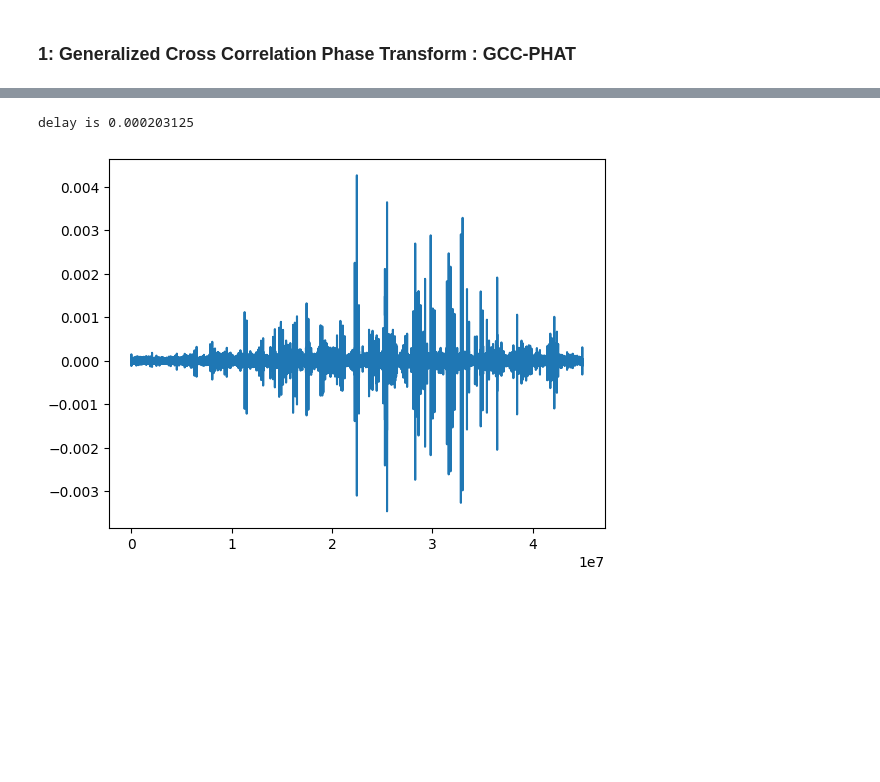
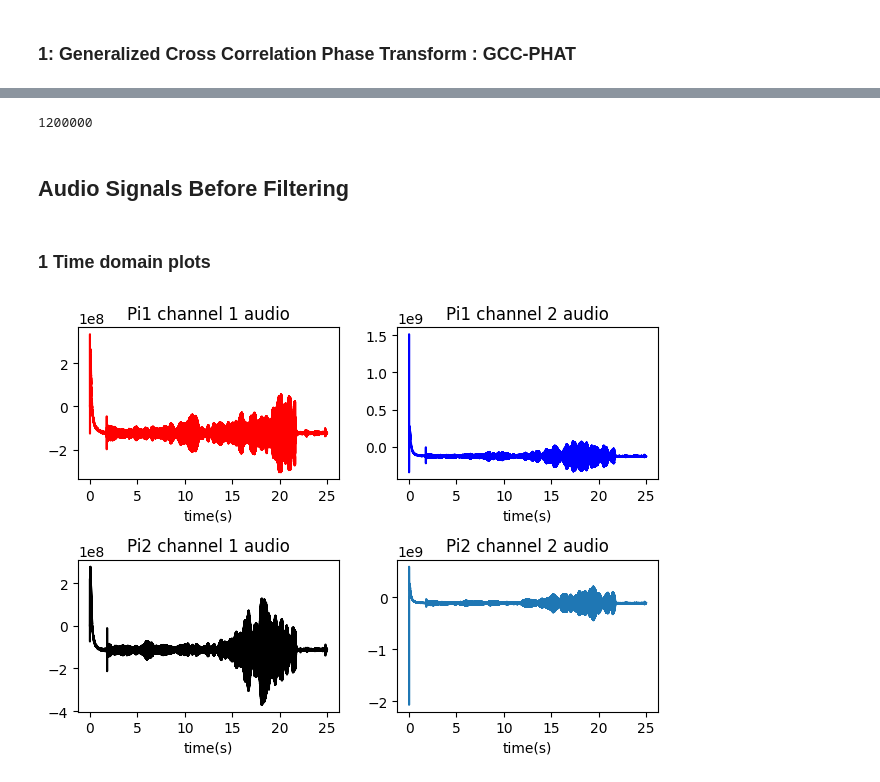
Before and after one commit to Kananelo688/Acoustic-Localization-using-TDoA, a Jupyter notebook: notebooks/Audio_Signal_Simulations.ipynb, the cells around one changed output, grey strips where cells are left out. Cells and saved outputs as stored; diff of their text form; code cells hidden in the pictures; blank space fills up the shorter version.

```diff
--- a/notebooks/Audio_Signal_Simulations.ipynb
+++ b/notebooks/Audio_Signal_Simulations.ipynb
@@ -186,8 +201,19 @@ plt.legend()
-# %%
-delay,cc=gcc_phat(channel1,channel2,rate)
-
-plt.plot(cc)
-print(f'delay is {delay}')
-# %% [output]
-delay is 0.000203125
-[figure, removed]
+# %%
+pi1,rate=read_wav('/home/chabeli/pi1.wav')
+pi2,_=read_wav('/home/chabeli/pi2.wav')
+# %%
+pi1_ch1,pi1_ch2=pi1[:,0],pi1[:,1]
+pi2_ch1,pi2_ch2=pi2[:,0],pi2[:,1]
+len(pi1_ch1)
+# %% [output]
+1200000
+# %% [markdown]
+## Audio Signals Before Filtering
+# %% [markdown]
+### 1 Time domain plots
+# %%
+
+t=time_axis(len(pi1_ch1),1/rate)
+time_subplots(t,[pi1_ch1,pi1_ch2,pi2_ch1,pi2_ch2],['Pi1 channel 1 audio','Pi1 channel 2 audio','Pi2 channel 1 audio','Pi2 channel 2 audio'])
+# %% [output]
+[figure, added]
```
Also changed, not shown: parts of 22 cells of this notebook, 15 other files.
